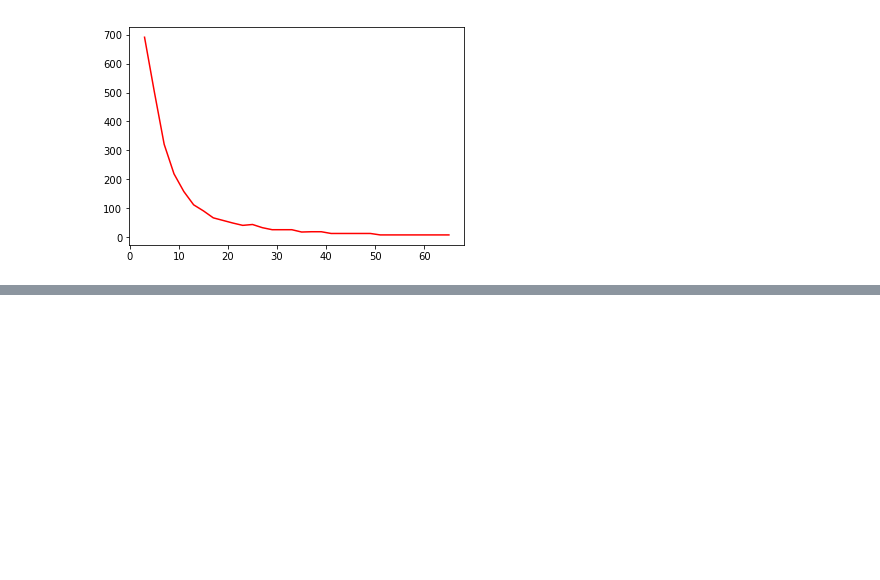
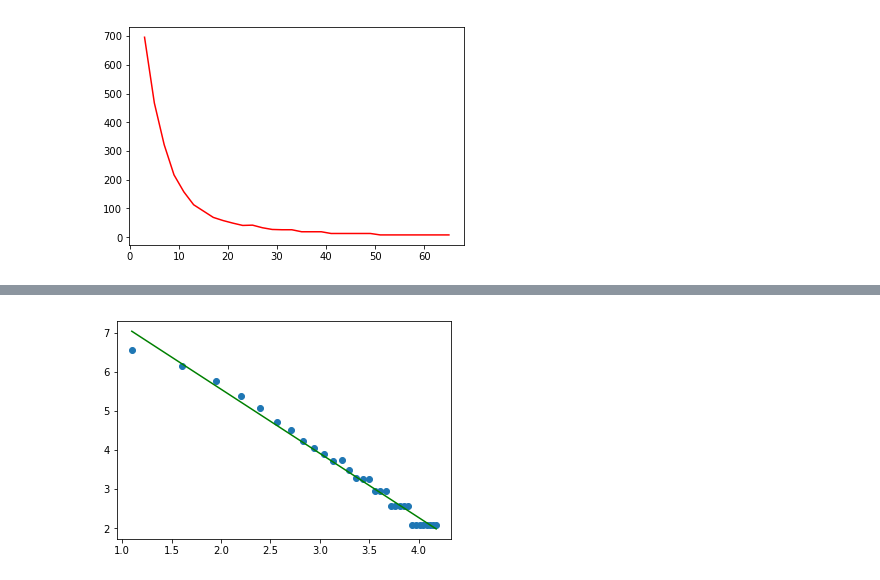
Before and after one commit to SimonMolinsky/fractals_and_chaos, a Jupyter notebook: chapter_05.ipynb, the cells around one changed output, grey strips where cells are left out. Saved outputs shown, nothing was run; the diff lists cells and outputs as text; code cells hidden in the pictures; blank space fills up the shorter version.

Commit message:
linear regression applied

```diff
--- a/chapter_05.ipynb
+++ b/chapter_05.ipynb
@@ -242,3 +242,89 @@ plt.plot(triangle_image_boxes[:, 0], triangle_image_boxes[:, 1], c='red')
 plt.show()
 # %% [output]
 [figure]
+# %%
+def calculate_dimension(array_of_points, normalization_value=100,
+                       dilate=False):
+
+    # 1. Create image
+
+    # 1.1 Normalize values
+    # 1.1.1 Get mins
+    min_x = np.min(array_of_points[:, 0])
+    min_y = np.min(array_of_points[:, 1])
+
+    # 1.1.2 Start from (0, 0)
+    fromzero_array = np.copy(array_of_points)
+    fromzero_array[:, 0] = fromzero_array[:, 0] + min_x
+    fromzero_array[:, 1] = fromzero_array[:, 1] + min_y
+
+    # 1.1.3 Normalize values
+    norm_val = normalization_value
+    fromzero_array[:, 0] = (fromzero_array[:, 0] / np.max(fromzero_array[:, 0]))
+    fromzero_array[:, 1] = (fromzero_array[:, 1] / np.max(fromzero_array[:, 1]))
+
+    fromzero_array = (fromzero_array * norm_val).astype(int)
+
+    # 2. Create image matrix
+    size_y = np.max(fromzero_array[:, 1])
+    size_x = np.max(fromzero_array[:, 0])
+    image = np.zeros((size_y + 1, size_x + 1))
+
+    for i in range(0, len(fromzero_array)):
+        image[size_y - fromzero_array[i, 1], fromzero_array[i, 0]] = 1
+
+    # 3. Optional: Dilate image
+
+    if dilate == True:
+        structuring_matrix = np.ones((3, 3), dtype=np.bool)
+        image = convolve(image, structuring_matrix)
+        image[image > 0] = 1
+
+    # 4. Box preparation
+
+    box_length = np.arange(3, normalization_value/3, 2, dtype=int)
+
+    # 5. Counting edges (number of boxes which covers fractal image). Takes into account
+    # a box which covers heterogeneous areas:
+    # https://en.wikipedia.org/wiki/Minkowski%E2%80%93Bouligand_dimension
+    shape_arr = []
+    for border in box_length:
+        counter = 0
+        i_arr = np.arange(0, image.shape[0], border)
+
+        j_arr = np.arange(0, image.shape[1], border)
+
+        for i in i_arr:
+            if (i + border) > image.shape[0]:
+                pass
+            else:
+                for j in j_arr:
+                    if (j + border) > image.shape[1]:
+                        pass
+                    else:
+                        test = np.mean(image[i:i+border, j:j+border])
+                        if (test != 1) and (test != 0):
+                            counter = counter + 1
+        shape_arr.append([border, counter])
+
+    shape_arr = np.asarray(shape_arr)
+    shape_arr = np.log(shape_arr)
+    x = shape_arr[:, 0]
+    A = np.vstack([x, np.ones(len(x))]).T
+    y = shape_arr[:, 1]
+    m, c = np.linalg.lstsq(A, y)[0]
+    print(m, c)
+
+    return shape_arr, [m, c]
+
+# test 4 - linear function fit
+
+triangle_image_boxes = calculate_dimension(scatter_triangle, 200, dilate=True)
+m = triangle_image_boxes[1][0]
+c = triangle_image_boxes[1][1]
+plt.figure()
+plt.plot(triangle_image_boxes[0][:, 0], triangle_image_boxes[0][:, 1], 'o', label='Base points')
+plt.plot(triangle_image_boxes[0][:, 0],
+         c + m * triangle_image_boxes[0][:, 0], c='green', label='Derived function')
+plt.show()
+# %% [output]
@@ -244,0 +332 @@ plt.show()
+[figure, added]
```
Also changed, not shown: parts of 5 cells of this notebook.
